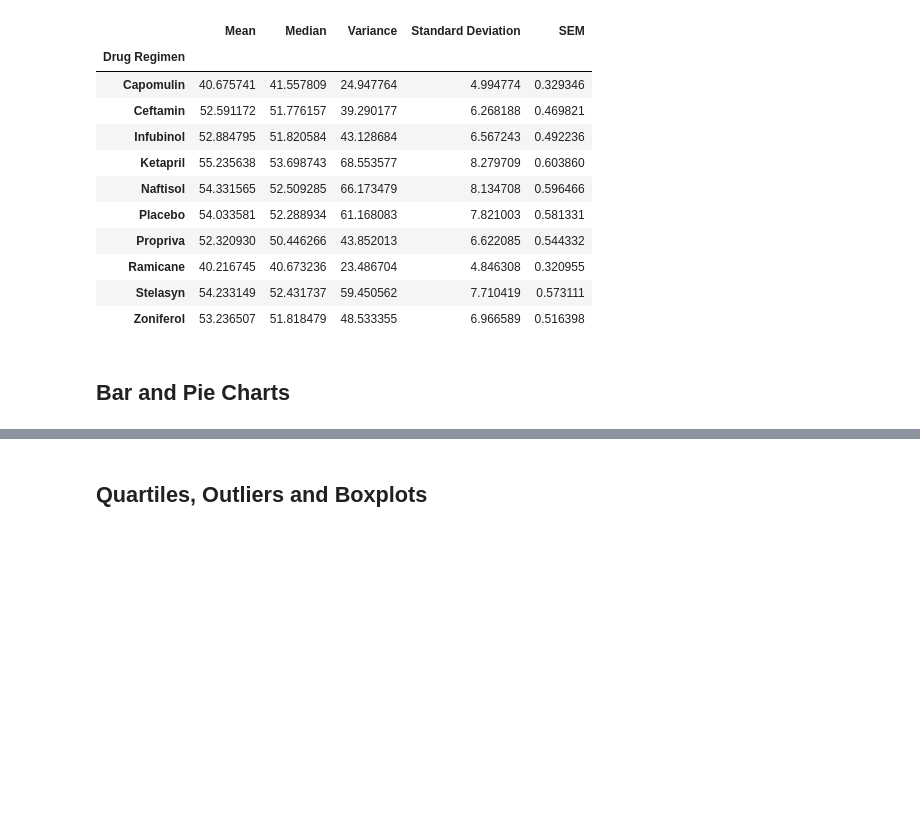
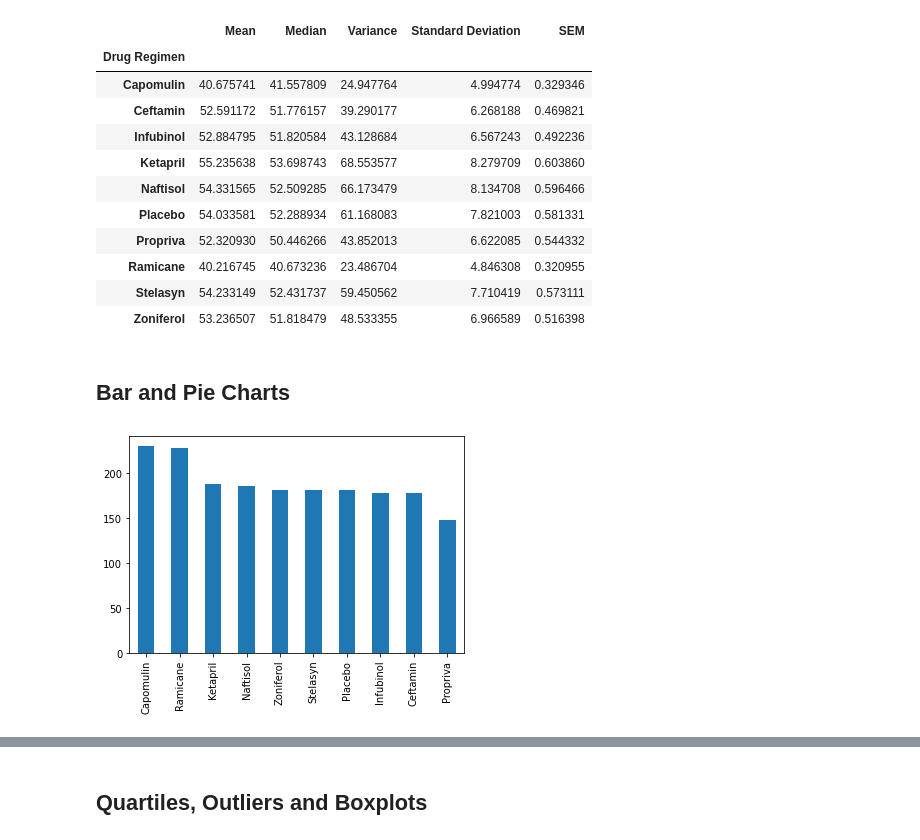
Before and after one commit to KDaceyx/Pymaceuticals, a Jupyter notebook: pymaceuticals_starter.ipynb, the cells around one changed output, grey strips where cells are left out. Cells and saved outputs as stored; diff of their text form; code cells hidden in the pictures; blank space fills up the shorter version.

Commit message:
added bar charts

```diff
--- a/pymaceuticals_starter.ipynb
+++ b/pymaceuticals_starter.ipynb
@@ -122,5 +123,11 @@ summarized_regimen
 ## Bar and Pie Charts
 # %%
 # Generate a bar plot showing the total number of timepoints for all mice tested for each drug regimen using Pandas.
+#xlabel = regimen
+#ylabel = regimen.value_counts
+
+panda_plot = clean_data['Drug Regimen'].value_counts().plot.bar()
+# %% [output]
+[figure, added]
 # %%
 # Generate a bar plot showing the total number of timepoints for all mice tested for each drug regimen using pyplot.
```
Also changed, not shown: parts of 2 cells of this notebook.
